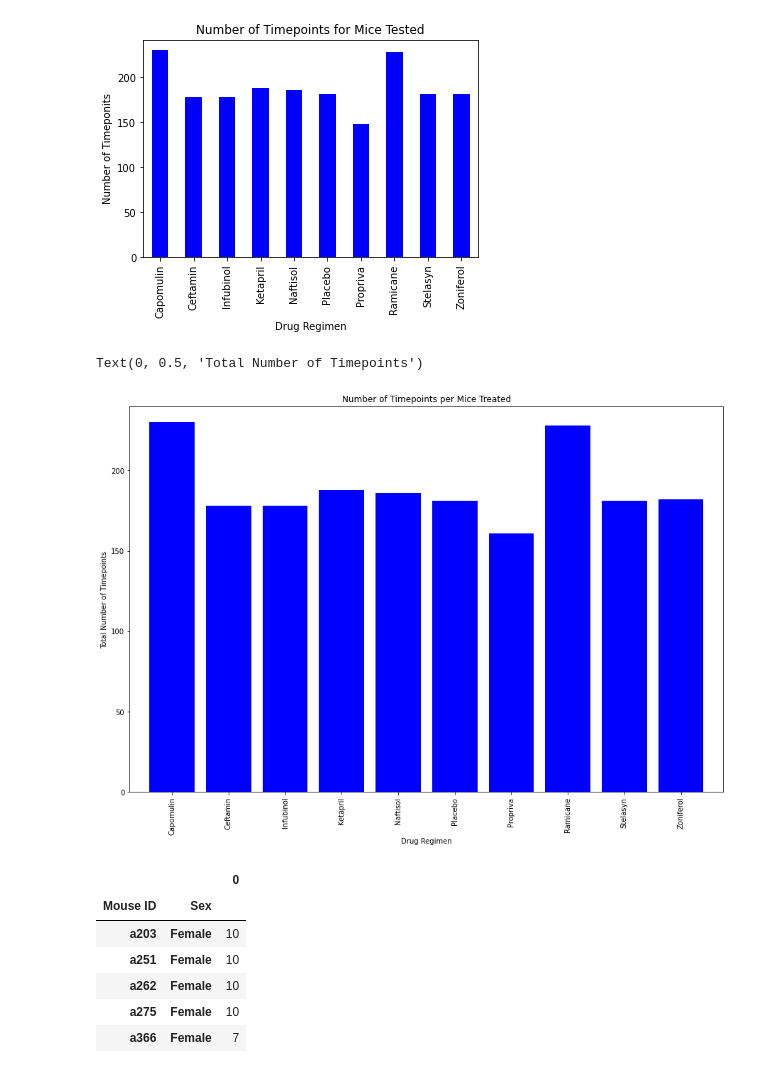
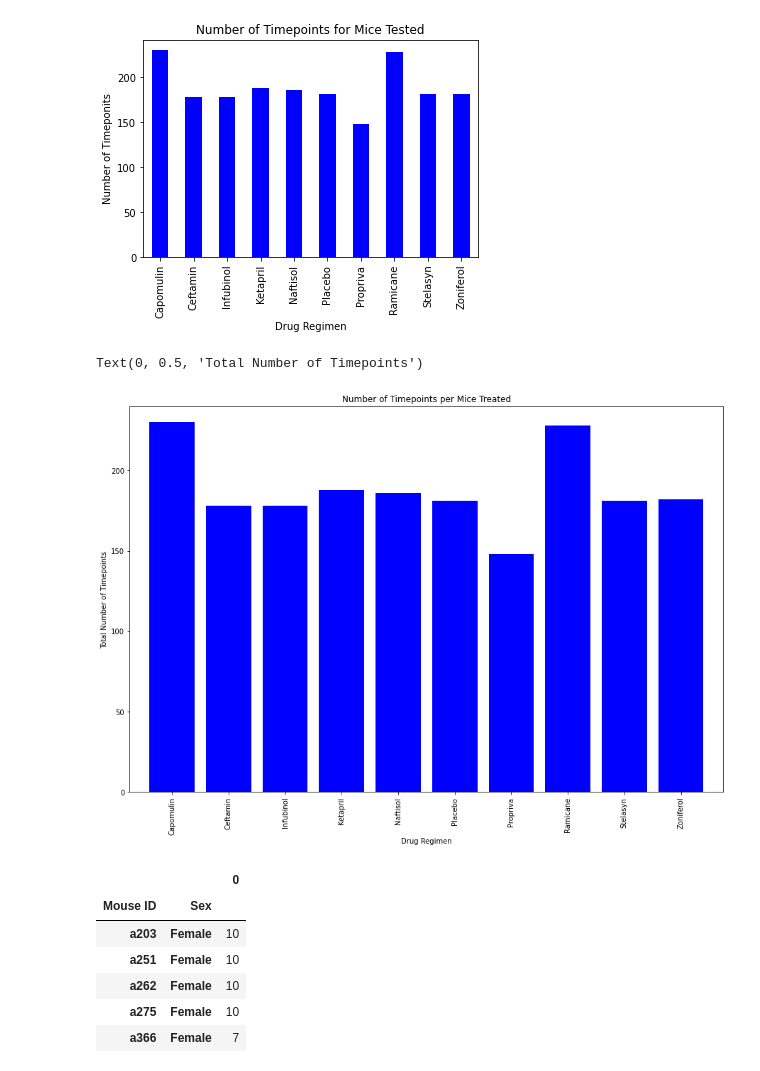
Before and after one commit to Brack1345/matplotlib_challenge, a Jupyter notebook: pymaceuticals_starter.ipynb, the cells around one changed output. Drawn from its saved outputs; the diff is of its cells as text; code cells hidden in the pictures.

```diff
--- a/pymaceuticals_starter.ipynb
+++ b/pymaceuticals_starter.ipynb
@@ -171,24 +171,24 @@ plt.show()
 [figure]
 # %%
 # Generate a bar plot showing the total number of timepoints for all mice tested for each drug regimen using pyplot.
-x_axis = np.arange(len(timepoint))
+x_axis = np.arange(len(timepoints))
 fig1, ax1 = plt.subplots(figsize=(15, 10))
 plt.bar(x_axis, timepoints, color='b', align='center')
 
 tick_locations = [value for value in x_axis]
 
 plt.xticks(tick_locations, ['Capomulin', 'Ceftamin', 'Infubinol', 'Ketapril', 'Naftisol', 'Placebo', 'Propriva', 'Ramicane', 'Stelasyn', 'Zoniferol'],  rotation='vertical')
 
 plt.xlim(-0.75, len(x_axis)-0.25)
 
 plt.ylim(0, max(timepoints)+10)
 
 plt.title("Number of Timepoints per Mice Treated")
 plt.xlabel("Drug Regimen")
 plt.ylabel("Total Number of Timepoints")
 # %% [output]
 Text(0, 0.5, 'Total Number of Timepoints')
-[figure, old version]
+[figure, new version]
 # %%
 # Generate a pie plot showing the distribution of female versus male mice using Pandas
 groupby_gender = clean_df.groupby(["Mouse ID","Sex"])
```
Also changed, not shown: parts of 9 cells of this notebook.
